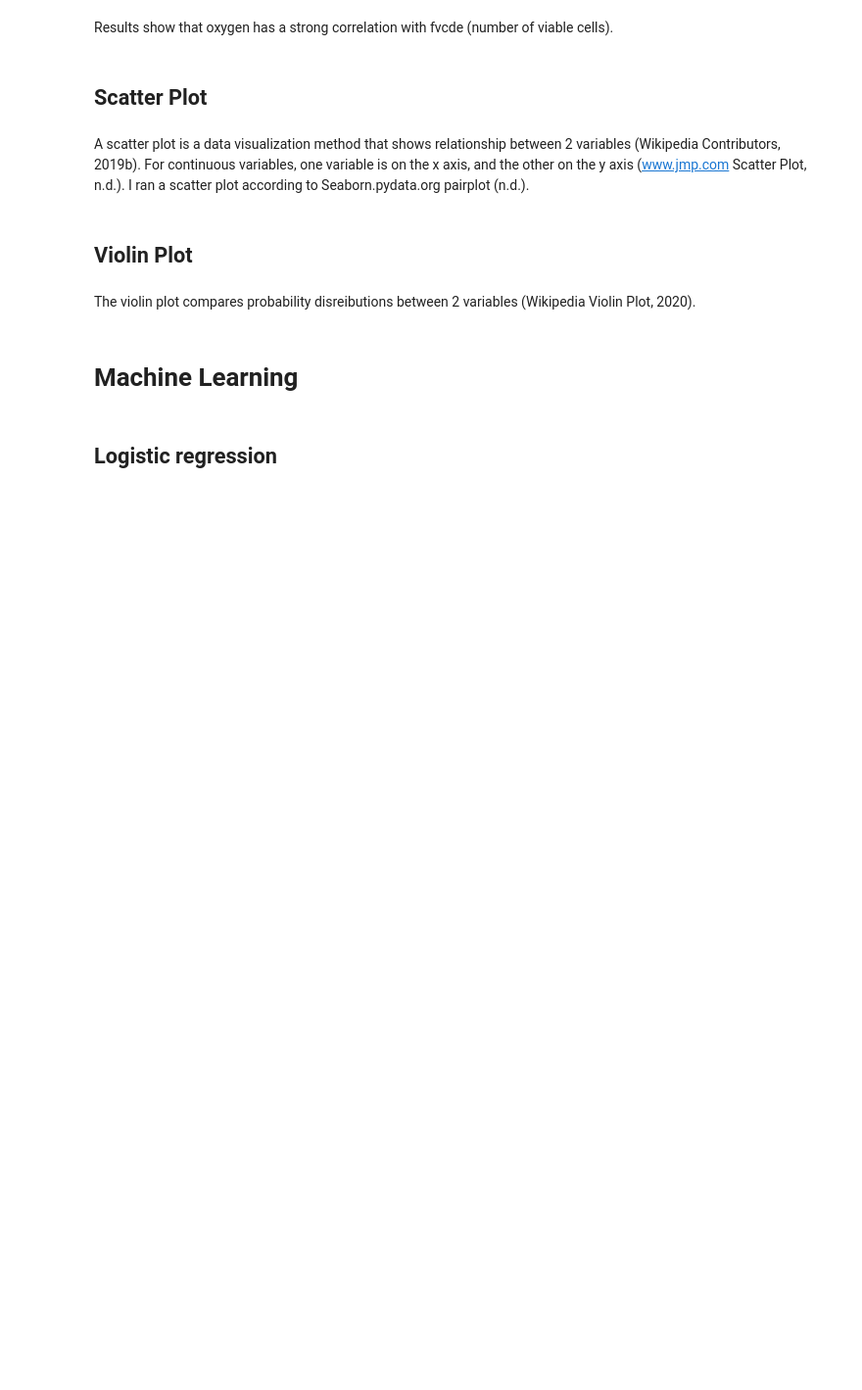
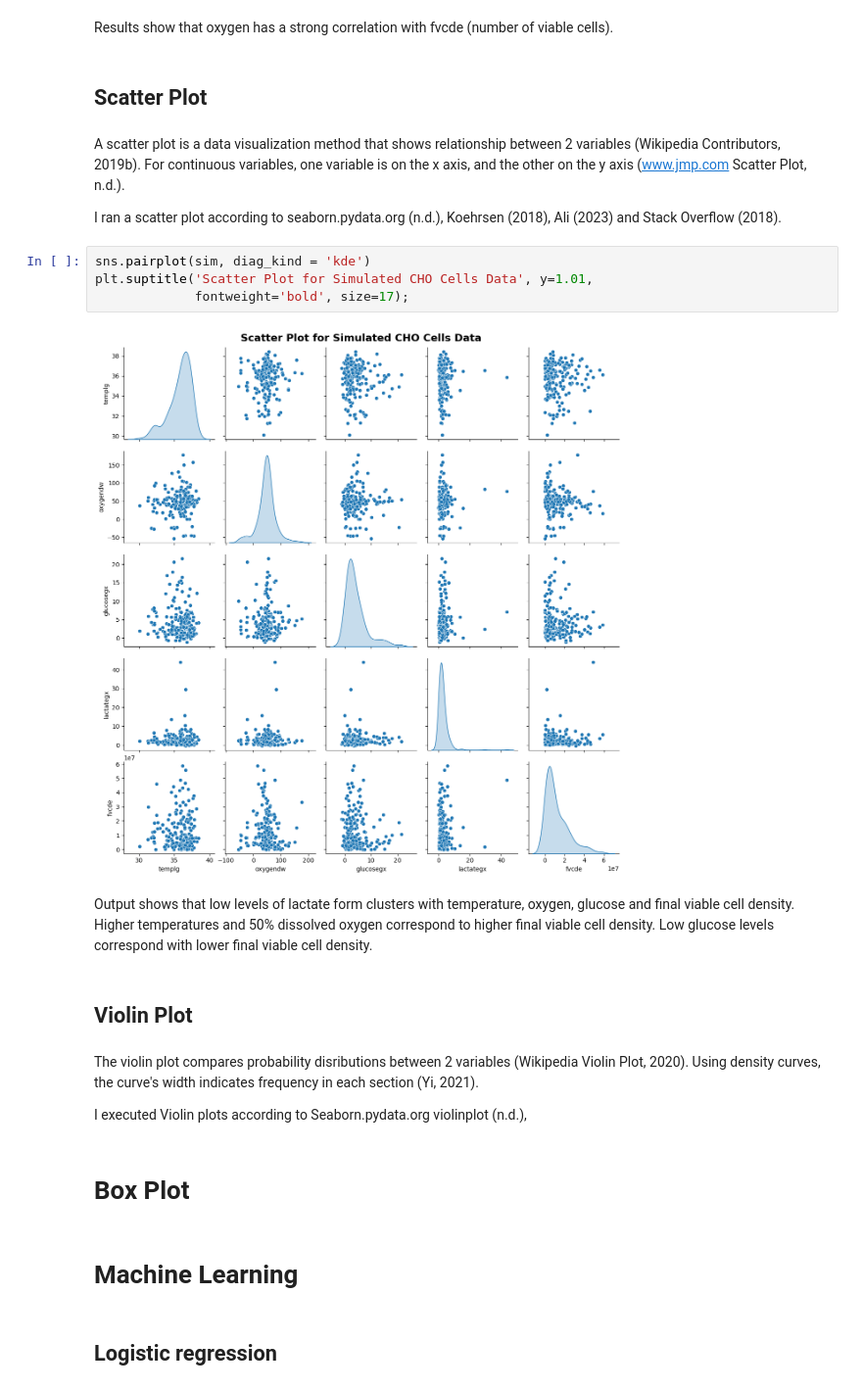
Before and after one commit to nurbujang/1progdaw23, a Jupyter notebook: project1.ipynb, the cells around one changed output. Shown at 98% size. Cells and saved outputs as stored; diff of their text form; blank space fills up the shorter version.

```diff
--- a/project1.ipynb
+++ b/project1.ipynb
@@ -731,11 +731,25 @@ Results show that oxygen has a strong correlation with fvcde (number of viable c
 # %% [markdown]
 ## Scatter Plot
 # %% [markdown]
-A scatter plot is a data visualization method that shows relationship between 2 variables (Wikipedia Contributors, 2019b). For continuous variables, one variable is on the x axis, and the other on the y axis (www.jmp.com Scatter Plot, n.d.). I ran a scatter plot according to Seaborn.pydata.org pairplot (n.d.).
+A scatter plot is a data visualization method that shows relationship between 2 variables (Wikipedia Contributors, 2019b). For continuous variables, one variable is on the x axis, and the other on the y axis (www.jmp.com Scatter Plot, n.d.).
+
+I ran a scatter plot according to seaborn.pydata.org (n.d.), Koehrsen (2018), Ali (2023) and Stack Overflow (2018).
+# %%
+sns.pairplot(sim, diag_kind = 'kde')
+plt.suptitle('Scatter Plot for Simulated CHO Cells Data', y=1.01,
+             fontweight='bold', size=17);
+# %% [output]
+[figure, added]
+# %% [markdown]
+Output shows that low levels of lactate form clusters with temperature, oxygen, glucose and final viable cell density. Higher temperatures and 50% dissolved oxygen correspond to higher final viable cell density. Low glucose levels correspond with lower final viable cell density.
 # %% [markdown]
 ## Violin Plot
 # %% [markdown]
-The violin plot compares probability disreibutions between 2 variables (Wikipedia Violin Plot, 2020).
+The violin plot compares probability disributions between 2 variables (Wikipedia Violin Plot, 2020). Using density curves, the curve's width indicates frequency in each section (Yi, 2021).
+
+I executed Violin plots according to Seaborn.pydata.org violinplot (n.d.),
+# %% [markdown]
+# Box Plot
 # %% [markdown]
 # Machine Learning
 # %% [markdown]
```
Also changed, not shown: 1 other file.
